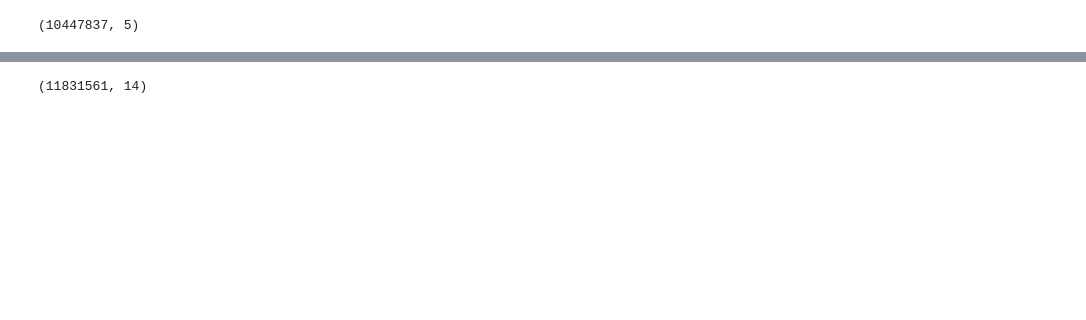
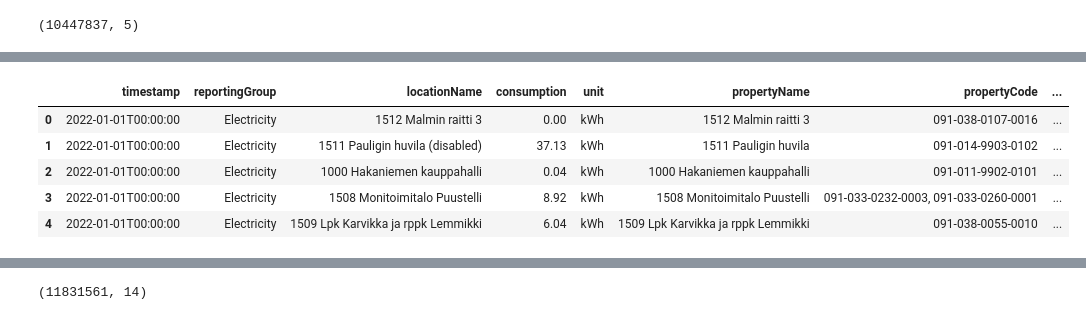
Before and after one commit to numanyusf/Helsinki-Energy-Consumption-EDA, a Jupyter notebook: energy.ipynb, the cells around one changed output, grey strips where cells are left out. Drawn from its saved outputs; the diff is of its cells as text; code cells hidden in the pictures; blank space fills up the shorter version.

```diff
--- a/energy.ipynb
+++ b/energy.ipynb
@@ -175,3 +374,11 @@ additional_info_df.head()
 # %%
 # Final df after merging the energy_df with the additional_info_df based on 'locationName'
-df = pd.merge(energy_df, additional_info_df, on='locationName', how='left')
+df = pd.merge(hourly_energy_df, property_info_df, on='locationName', how='left')
+df.head()
+# %% [output]
+|  | timestamp | reportingGroup | locationName | consumption | unit | propertyName | propertyCode | ... |
+| 0 | 2022-01-01T00:00:00 | Electricity | 1512 Malmin raitti 3 | 0.00 | kWh | 1512 Malmin raitti 3 | 091-038-0107-0016 | ... |
+| 1 | 2022-01-01T00:00:00 | Electricity | 1511 Pauligin huvila (disabled) | 37.13 | kWh | 1511 Pauligin huvila | 091-014-9903-0102 | ... |
+| 2 | 2022-01-01T00:00:00 | Electricity | 1000 Hakaniemen kauppahalli | 0.04 | kWh | 1000 Hakaniemen kauppahalli | 091-011-9902-0101 | ... |
+| 3 | 2022-01-01T00:00:00 | Electricity | 1508 Monitoimitalo Puustelli | 8.92 | kWh | 1508 Monitoimitalo Puustelli | 091-033-0232-0003, 091-033-0260-0001 | ... |
+| 4 | 2022-01-01T00:00:00 | Electricity | 1509 Lpk Karvikka ja rppk Lemmikki | 6.04 | kWh | 1509 Lpk Karvikka ja rppk Lemmikki | 091-038-0055-0010 | ... |
```
Also changed, not shown: parts of 33 cells of this notebook.
